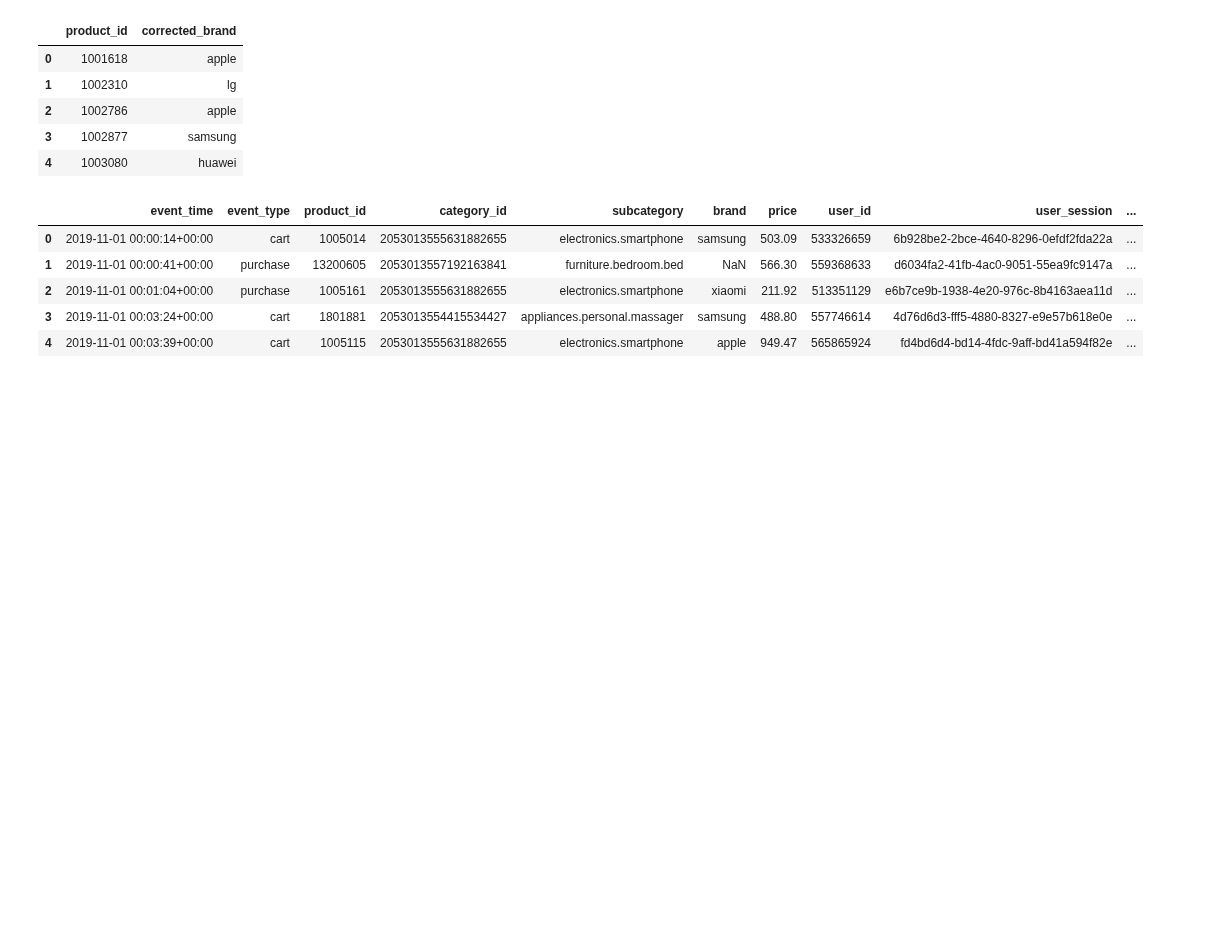
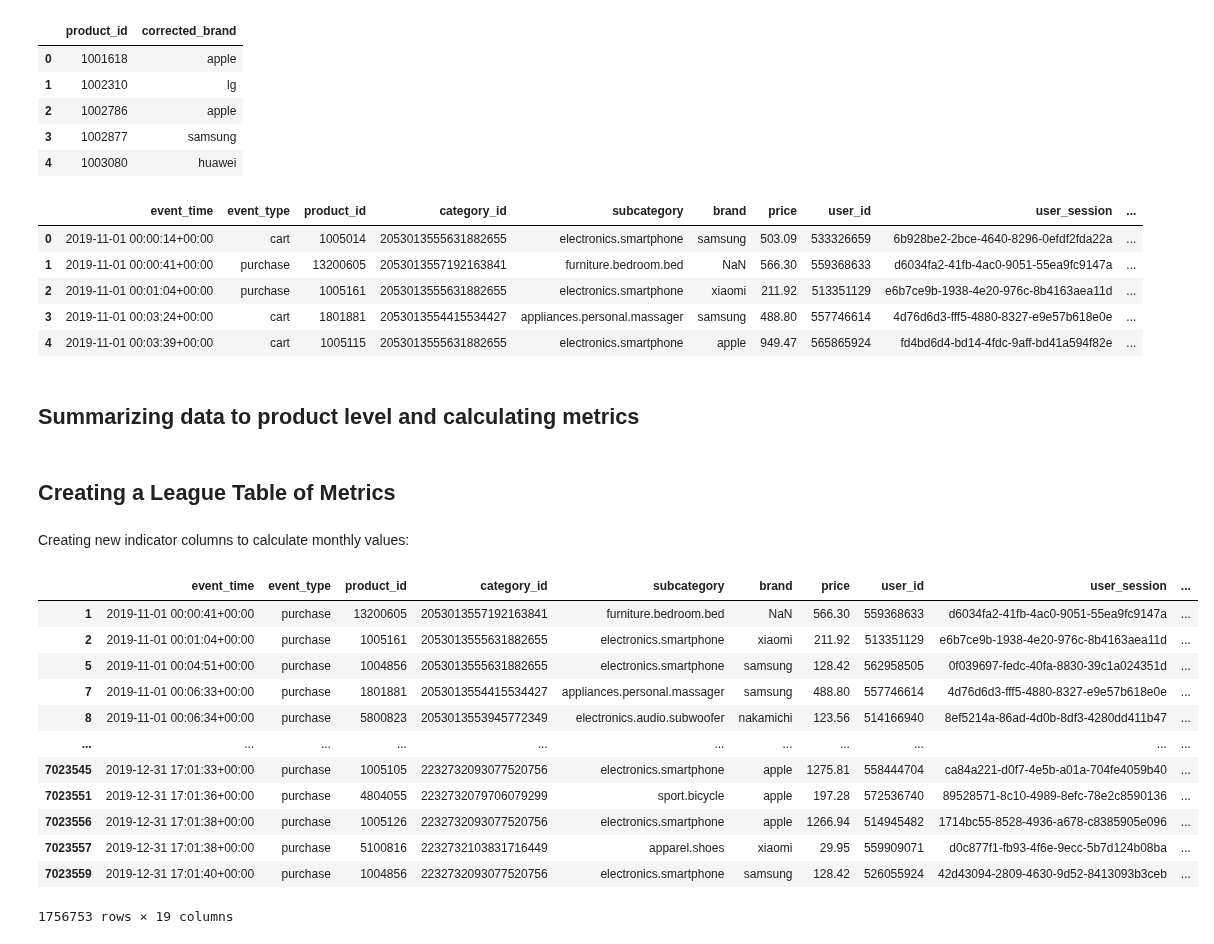
Before and after one commit to jeremysb1/data_analysis_projects, a Jupyter notebook: metrics.ipynb, the cells around one changed output. Cells and saved outputs as stored; diff of their text form; code cells hidden in the pictures; blank space fills up the shorter version.

Commit message:
created new indicator columns to calculate monthly values

```diff
--- a/metrics.ipynb
+++ b/metrics.ipynb
@@ -379,3 +379,36 @@ events.head()
 | 2 | 2019-11-01 00:01:04+00:00 | purchase | 1005161 | 2053013555631882655 | electronics.smartphone | xiaomi | 211.92 | 513351129 | e6b7ce9b-1938-4e20-976c-8b4163aea11d | ... |
 | 3 | 2019-11-01 00:03:24+00:00 | cart | 1801881 | 2053013554415534427 | appliances.personal.massager | samsung | 488.80 | 557746614 | 4d76d6d3-fff5-4880-8327-e9e57b618e0e | ... |
 | 4 | 2019-11-01 00:03:39+00:00 | cart | 1005115 | 2053013555631882655 | electronics.smartphone | apple | 949.47 | 565865924 | fd4bd6d4-bd14-4fdc-9aff-bd41a594f82e | ... |
+# %% [markdown]
+## Summarizing data to product level and calculating metrics
+# %%
+purchases = events[events["event_type"] == "purchase"].copy()
+carts = events[events["event_type"] == "cart"].copy()
+# %% [markdown]
+## Creating a League Table of Metrics
+# %% [markdown]
+Creating new indicator columns to calculate monthly values:
+# %%
+purchases.assign(
+    november_count=np.where(purchases["event_time"].dt.month == 11, 1, 0),
+    november_revenue=np.where(purchases["event_time"].dt.month == 11, purchases["price"], 0),
+    november_user_id=np.where(purchases["event_time"].dt.month == 11, purchases["user_id"], np.nan),
+    december_count=np.where(purchases["event_time"].dt.month == 12, 1, 0),
+    december_revenue=np.where(purchases["event_time"].dt.month == 12, purchases["price"], 0),
+    december_user_id=np.where(purchases["event_time"].dt.month == 12, purchases["user_id"], np.nan)
+
+)
+# %% [output]
+|  | event_time | event_type | product_id | category_id | subcategory | brand | price | user_id | user_session | ... |
+| 1 | 2019-11-01 00:00:41+00:00 | purchase | 13200605 | 2053013557192163841 | furniture.bedroom.bed | NaN | 566.30 | 559368633 | d6034fa2-41fb-4ac0-9051-55ea9fc9147a | ... |
+| 2 | 2019-11-01 00:01:04+00:00 | purchase | 1005161 | 2053013555631882655 | electronics.smartphone | xiaomi | 211.92 | 513351129 | e6b7ce9b-1938-4e20-976c-8b4163aea11d | ... |
+| 5 | 2019-11-01 00:04:51+00:00 | purchase | 1004856 | 2053013555631882655 | electronics.smartphone | samsung | 128.42 | 562958505 | 0f039697-fedc-40fa-8830-39c1a024351d | ... |
+| 7 | 2019-11-01 00:06:33+00:00 | purchase | 1801881 | 2053013554415534427 | appliances.personal.massager | samsung | 488.80 | 557746614 | 4d76d6d3-fff5-4880-8327-e9e57b618e0e | ... |
+| 8 | 2019-11-01 00:06:34+00:00 | purchase | 5800823 | 2053013553945772349 | electronics.audio.subwoofer | nakamichi | 123.56 | 514166940 | 8ef5214a-86ad-4d0b-8df3-4280dd411b47 | ... |
+| ... | ... | ... | ... | ... | ... | ... | ... | ... | ... | ... |
+| 7023545 | 2019-12-31 17:01:33+00:00 | purchase | 1005105 | 2232732093077520756 | electronics.smartphone | apple | 1275.81 | 558444704 | ca84a221-d0f7-4e5b-a01a-704fe4059b40 | ... |
+| 7023551 | 2019-12-31 17:01:36+00:00 | purchase | 4804055 | 2232732079706079299 | sport.bicycle | apple | 197.28 | 572536740 | 89528571-8c10-4989-8efc-78e2c8590136 | ... |
+| 7023556 | 2019-12-31 17:01:38+00:00 | purchase | 1005126 | 2232732093077520756 | electronics.smartphone | apple | 1266.94 | 514945482 | 1714bc55-8528-4936-a678-c8385905e096 | ... |
+| 7023557 | 2019-12-31 17:01:38+00:00 | purchase | 5100816 | 2232732103831716449 | apparel.shoes | xiaomi | 29.95 | 559909071 | d0c877f1-fb93-4f6e-9ecc-5b7d124b08ba | ... |
+| 7023559 | 2019-12-31 17:01:40+00:00 | purchase | 1004856 | 2232732093077520756 | electronics.smartphone | samsung | 128.42 | 526055924 | 42d43094-2809-4630-9d52-8413093b3ceb | ... |
+1756753 rows × 19 columns
```
